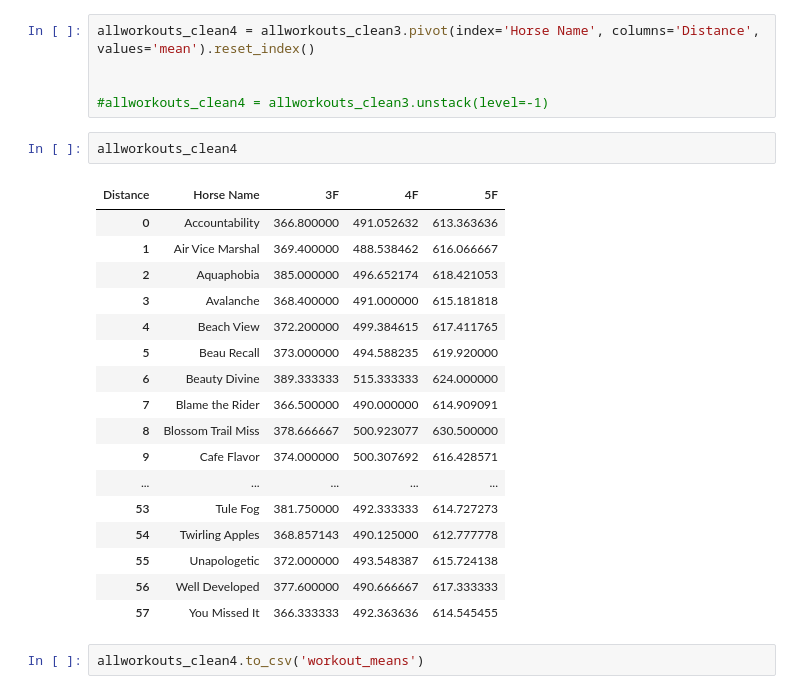
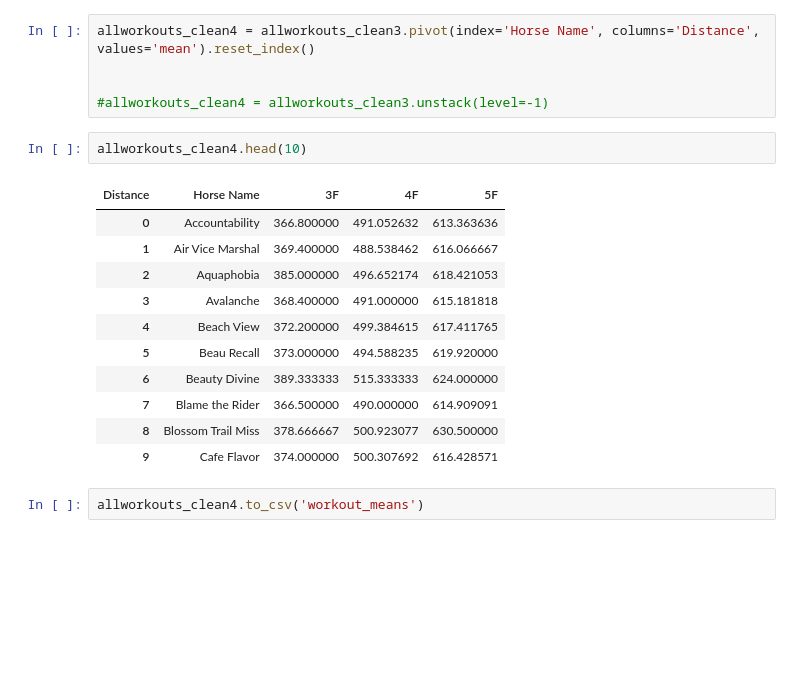
Before and after one commit to vszuflita/Metis, a Jupyter notebook: Horse Race Data - Race time prediction/Step2_DataCleaning.ipynb, the cells around one changed output. Cells and saved outputs as stored; diff of their text form; blank space fills up the shorter version.

```diff
--- a/Horse Race Data - Race time prediction/Step2_DataCleaning.ipynb
+++ b/Horse Race Data - Race time prediction/Step2_DataCleaning.ipynb
@@ -135,25 +120,19 @@ allworkouts_clean4 = allworkouts_clean3.pivot(index='Horse Name', columns='Dista
 
 #allworkouts_clean4 = allworkouts_clean3.unstack(level=-1)
 # %%
-allworkouts_clean4
+allworkouts_clean4.head(10)
 # %% [output]
 | Distance | Horse Name | 3F | 4F | 5F |
 | 0 | Accountability | 366.800000 | 491.052632 | 613.363636 |
 | 1 | Air Vice Marshal | 369.400000 | 488.538462 | 616.066667 |
 | 2 | Aquaphobia | 385.000000 | 496.652174 | 618.421053 |
 | 3 | Avalanche | 368.400000 | 491.000000 | 615.181818 |
 | 4 | Beach View | 372.200000 | 499.384615 | 617.411765 |
 | 5 | Beau Recall | 373.000000 | 494.588235 | 619.920000 |
 | 6 | Beauty Divine | 389.333333 | 515.333333 | 624.000000 |
 | 7 | Blame the Rider | 366.500000 | 490.000000 | 614.909091 |
 | 8 | Blossom Trail Miss | 378.666667 | 500.923077 | 630.500000 |
 | 9 | Cafe Flavor | 374.000000 | 500.307692 | 616.428571 |
-| ... | ... | ... | ... | ... |
-| 53 | Tule Fog | 381.750000 | 492.333333 | 614.727273 |
-| 54 | Twirling Apples | 368.857143 | 490.125000 | 612.777778 |
-| 55 | Unapologetic | 372.000000 | 493.548387 | 615.724138 |
-| 56 | Well Developed | 377.600000 | 490.666667 | 617.333333 |
-| 57 | You Missed It | 366.333333 | 492.363636 | 614.545455 |
 # %%
 allworkouts_clean4.to_csv('workout_means')
 # %% [markdown]
```
Also changed, not shown: parts of 23 cells of this notebook, 9 other files.
